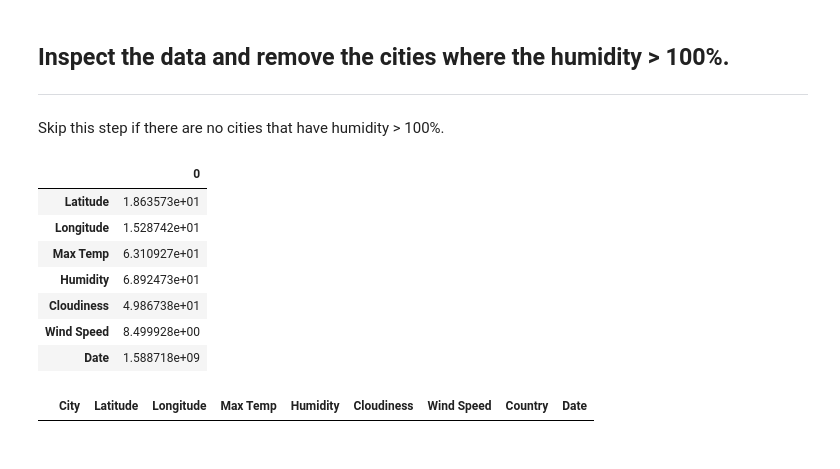
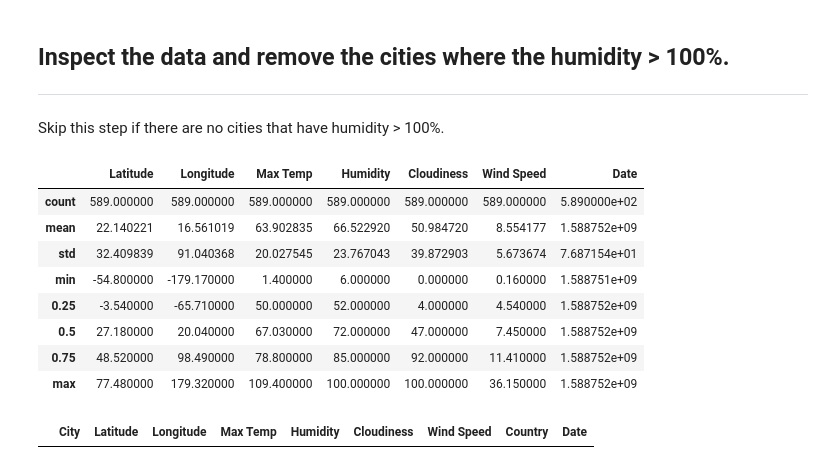
Before and after one commit to kimhyuns91/Python-API-Challenge, a Jupyter notebook: WeatherPy/WeatherPy.ipynb, the cells around one changed output. Drawn from its saved outputs; the diff is of its cells as text; code cells hidden in the pictures.

```diff
--- a/WeatherPy/WeatherPy.ipynb
+++ b/WeatherPy/WeatherPy.ipynb
@@ -165,20 +167,27 @@ Skip this step if there are no cities that have humidity > 100%.
 # %%
 mean=weather_df.mean()
 mn=weather_df.min()
 mx=weather_df.max()
 ct=weather_df.count(0)
 st=weather_df.std()
 quartiles=weather_df.quantile([.25,.5,.75])
 
-pd.DataFrame(mean)
+st=weather_df.drop(columns=["City", "Country"])
+st_1=st.agg(['count','mean','std','min'])
+st_2=st.agg(['max'])
+
+stat_table=st_1.append(quartiles)
+stat_table=stat_table.append(st_2)
+stat_table
 # %% [output]
-|  | 0 |
-| Latitude | 1.863573e+01 |
-| Longitude | 1.528742e+01 |
-| Max Temp | 6.310927e+01 |
-| Humidity | 6.892473e+01 |
-| Cloudiness | 4.986738e+01 |
-| Wind Speed | 8.499928e+00 |
-| Date | 1.588718e+09 |
+|  | Latitude | Longitude | Max Temp | Humidity | Cloudiness | Wind Speed | Date |
+| count | 589.000000 | 589.000000 | 589.000000 | 589.000000 | 589.000000 | 589.000000 | 5.890000e+02 |
+| mean | 22.140221 | 16.561019 | 63.902835 | 66.522920 | 50.984720 | 8.554177 | 1.588752e+09 |
+| std | 32.409839 | 91.040368 | 20.027545 | 23.767043 | 39.872903 | 5.673674 | 7.687154e+01 |
+| min | -54.800000 | -179.170000 | 1.400000 | 6.000000 | 0.000000 | 0.160000 | 1.588751e+09 |
+| 0.25 | -3.540000 | -65.710000 | 50.000000 | 52.000000 | 4.000000 | 4.540000 | 1.588752e+09 |
+| 0.5 | 27.180000 | 20.040000 | 67.030000 | 72.000000 | 47.000000 | 7.450000 | 1.588752e+09 |
+| 0.75 | 48.520000 | 98.490000 | 78.800000 | 85.000000 | 92.000000 | 11.410000 | 1.588752e+09 |
+| max | 77.480000 | 179.320000 | 109.400000 | 100.000000 | 100.000000 | 36.150000 | 1.588752e+09 |
 # %%
 #  Get the indices of cities that have humidity over 100%.
```
Also changed, not shown: parts of 21 cells of this notebook, 18 other files.
